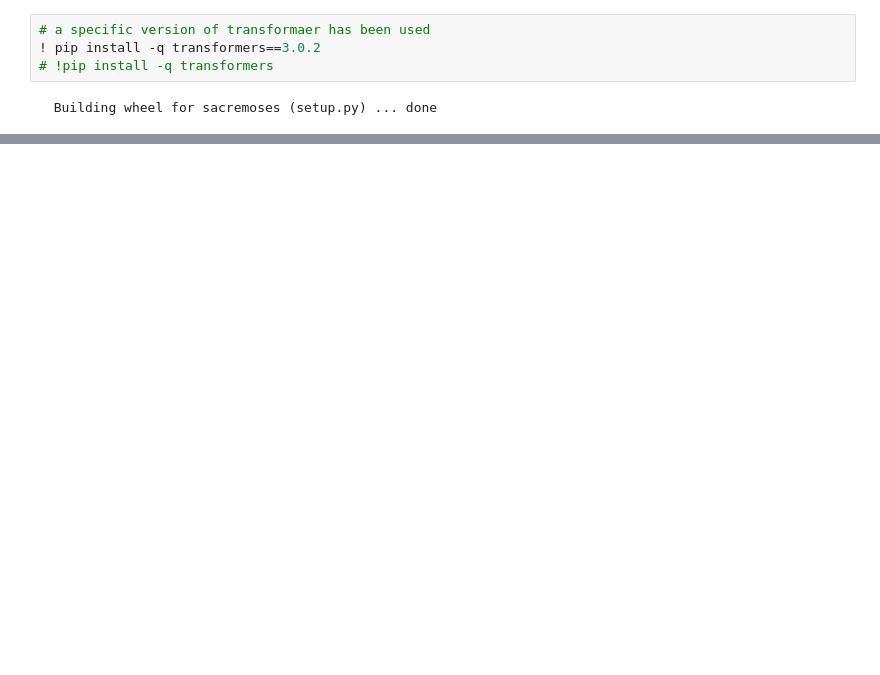
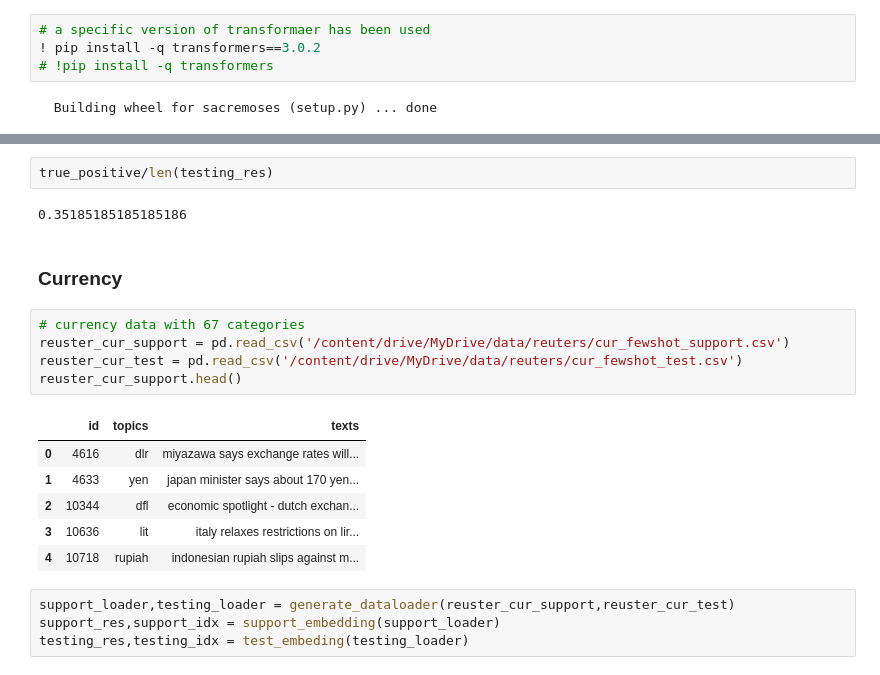
Before and after one commit to yinhao0424/reuters, a Jupyter notebook: ReusterFewShotLearner.ipynb, the cells around one changed output, grey strips where cells are left out. Saved outputs shown, nothing was run; the diff lists cells and outputs as text; blank space fills up the shorter version.

```diff
--- a/ReusterFewShotLearner.ipynb
+++ b/ReusterFewShotLearner.ipynb
@@ -317,0 +241,22 @@ Epoch: 1, Loss:  0.0
+# %%
+true_positive/len(testing_res)
+# %% [output]
+0.35185185185185186
+# %% [markdown]
+### Currency
+# %%
+# currency data with 67 categories
+reuster_cur_support = pd.read_csv('/content/drive/MyDrive/data/reuters/cur_fewshot_support.csv')
+reuster_cur_test = pd.read_csv('/content/drive/MyDrive/data/reuters/cur_fewshot_test.csv')
+reuster_cur_support.head()
+# %% [output]
+|  | id | topics | texts |
+| 0 | 4616 | dlr | miyazawa says exchange rates will... |
+| 1 | 4633 | yen | japan minister says about 170 yen... |
+| 2 | 10344 | dfl | economic spotlight - dutch exchan... |
+| 3 | 10636 | lit | italy relaxes restrictions on lir... |
+| 4 | 10718 | rupiah | indonesian rupiah slips against m... |
+# %%
+support_loader,testing_loader = generate_dataloader(reuster_cur_support,reuster_cur_test)
+support_res,support_idx = support_embedding(support_loader)
+testing_res,testing_idx = test_embeding(testing_loader)
```
Also changed, not shown: parts of 42 cells of this notebook.
